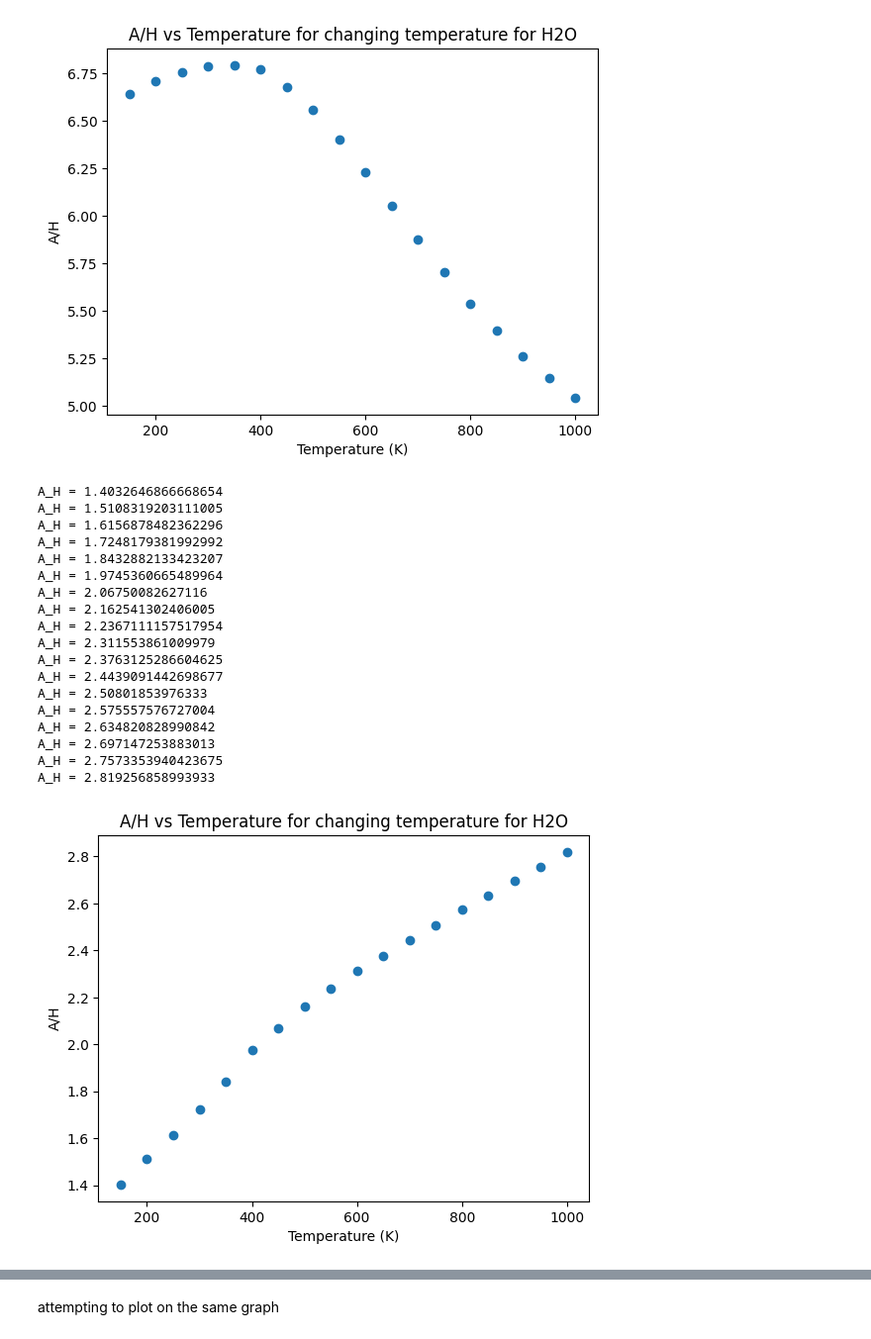
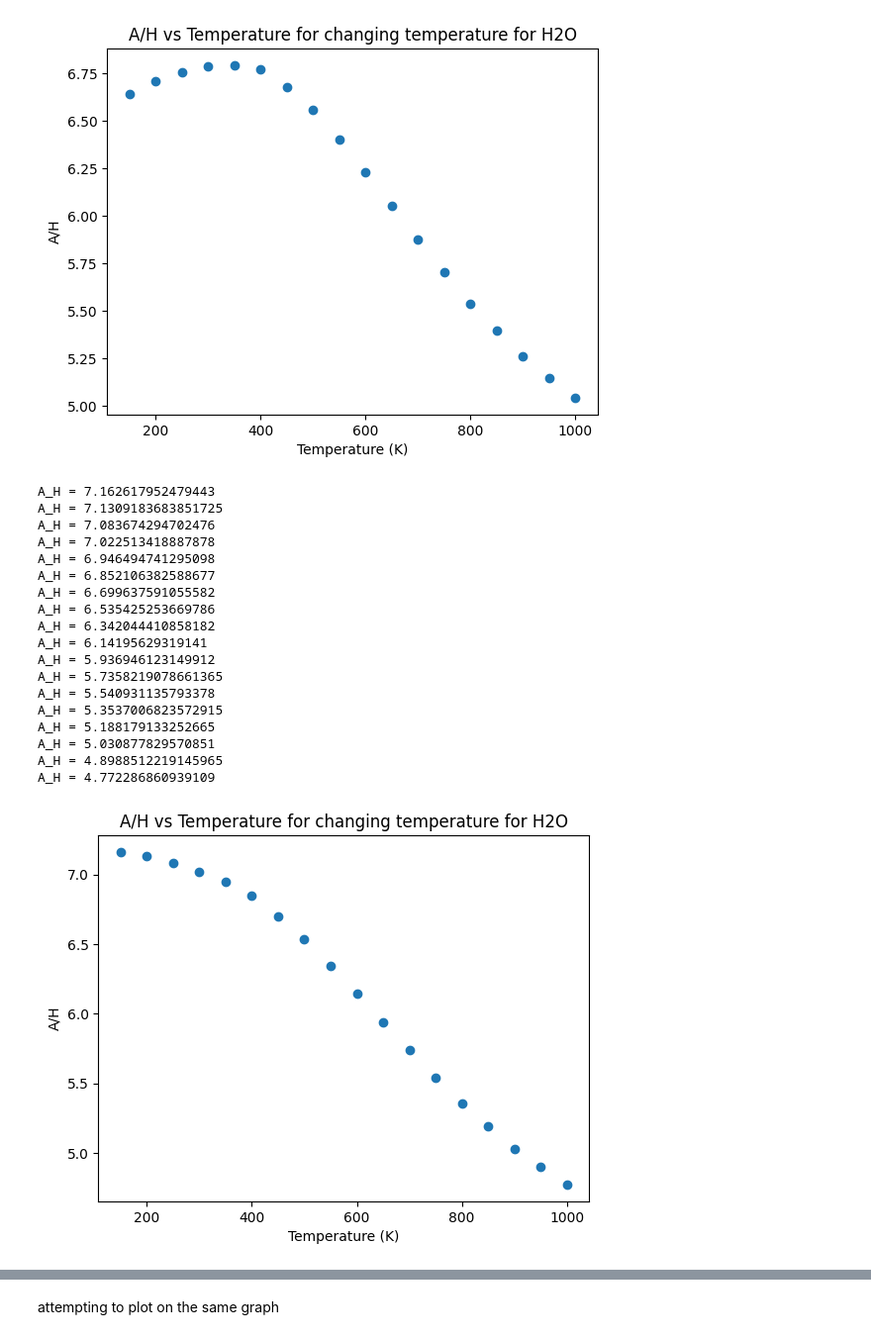
Before and after one commit to JackDavidMaher/Group-Studies---Exoplanets, a Jupyter notebook: Notebooks/Evelyn2.ipynb, the cells around one changed output, grey strips where cells are left out. Shown at 99% size. Saved outputs shown, nothing was run; the diff lists cells and outputs as text; code cells hidden in the pictures.

```diff
--- a/Notebooks/Evelyn2.ipynb
+++ b/Notebooks/Evelyn2.ipynb
@@ -454,10 +454,10 @@ while rowCount < len(planetaryParameters):
 
 	# First, set up a dictionary which will contain all the log mixing ratios, and input the abundances of all molecules except H2 and He
 	logX = dict()
-	logX['h2o'] = -4.1
-	logX['ch4'] = -4.74
-	logX['co'] = -5.0
-	logX['co2'] = -4.7
+	logX['h2o'] = -0.6
+	logX['ch4'] = -1.24
+	logX['co'] = -1.5
+	logX['co2'] = -1.2
 
 	## We'll also need to know the mean molecular weights of each molecule (here in units of amu) ##
 	mmw = dict()
@@ -638,51 +638,51 @@ while rowCount < len(planetaryParameters):
 	feature_height_ppm_Array.append(feature_height_ppm)
 
 
 	# The "Error" is the standard deviation of the points in the peak region
 	# This represents the local variation/noise in your model
 	peak_scatter_error_ppm = np.std(peak_region_depths) * 1e6
 
 
 	# print(f"--- {PName} ---")
 	# print(f"Feature Height: {feature_height_ppm:.2f} ppm")
 	# print(peak_x_value)
 
 	mu = mu/sc.u # convert back from kg to amu for scale height calculation
 	#print(f"The mean molecular weight is: {mu}")
 	scale_height = (sc.k * Tp) / (mu * gp * sc.m_p)
 	scale_height_array.append(scale_height)
 
 	A_H = feature_height_ratio * (Rs ** 2) / (2*scale_height*Rp)
 	A_H_Array.append(A_H)
 	print('A_H =', A_H)
 
 	rowCount += 1
 
 plt.scatter(temp_values, A_H_Array, marker='o')
 plt.xlabel('Temperature (K)')
 plt.ylabel('A/H')
 plt.title('A/H vs Temperature for changing temperature for H2O')
 plt.show()
 
-A_H_1 = A_H_Array.copy()
-temp_1 = temp_values.copy()
+A_H_rich = A_H_Array.copy()
+temp_rich = temp_values.copy()
 # %% [output]
-A_H = 1.4032646866668654
-A_H = 1.5108319203111005
-A_H = 1.6156878482362296
-A_H = 1.7248179381992992
-A_H = 1.8432882133423207
-A_H = 1.9745360665489964
-A_H = 2.06750082627116
-A_H = 2.162541302406005
-A_H = 2.2367111157517954
-A_H = 2.311553861009979
-A_H = 2.3763125286604625
-A_H = 2.4439091442698677
-A_H = 2.50801853976333
-A_H = 2.575557576727004
-A_H = 2.634820828990842
-A_H = 2.697147253883013
-A_H = 2.7573353940423675
-A_H = 2.819256858993933
+A_H = 7.162617952479443
+A_H = 7.1309183683851725
+A_H = 7.083674294702476
+A_H = 7.022513418887878
+A_H = 6.946494741295098
+A_H = 6.852106382588677
+A_H = 6.699637591055582
+A_H = 6.535425253669786
+A_H = 6.342044410858182
+A_H = 6.14195629319141
+A_H = 5.936946123149912
+A_H = 5.7358219078661365
+A_H = 5.540931135793378
+A_H = 5.3537006823572915
+A_H = 5.188179133252665
+A_H = 5.030877829570851
+A_H = 4.8988512219145965
+A_H = 4.772286860939109
-[figure, old version]
+[figure, new version]
```
Also changed, not shown: parts of 3 cells of this notebook.
